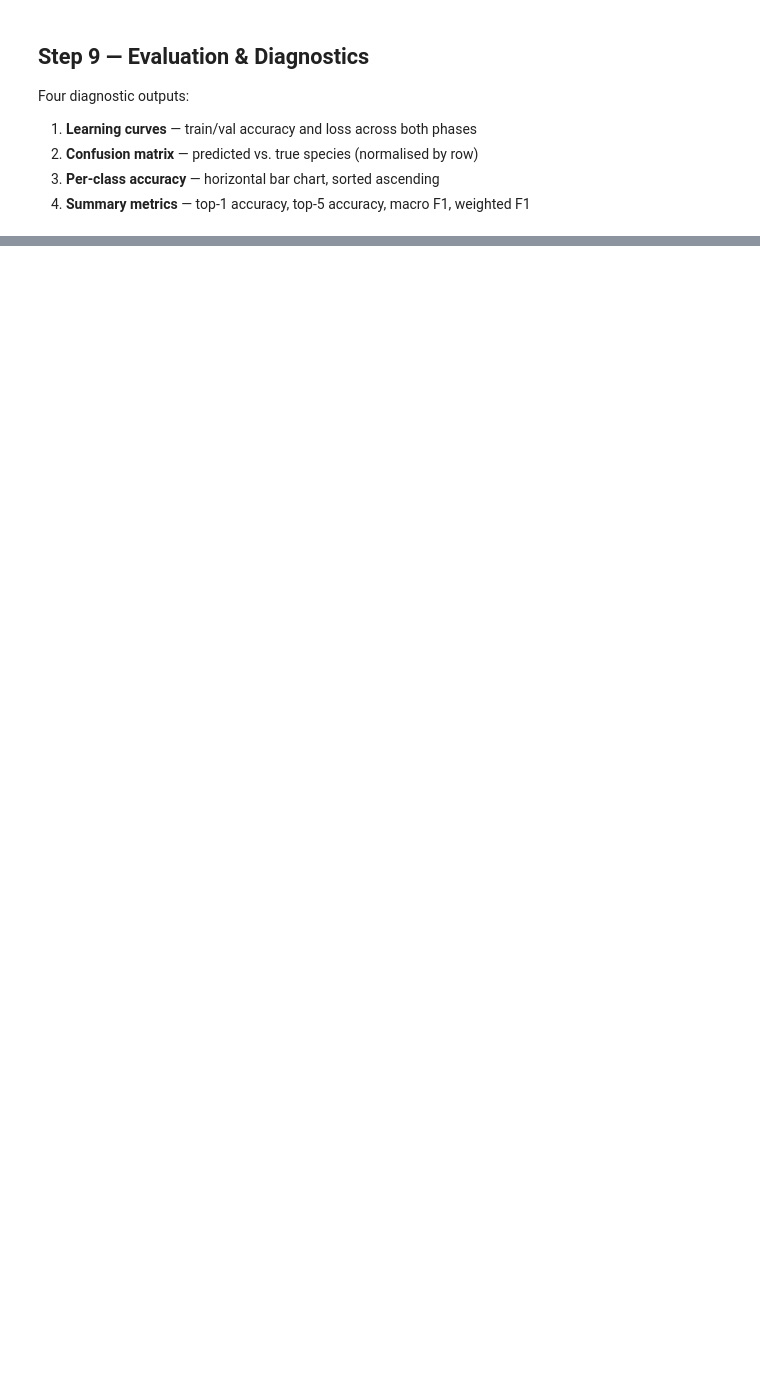
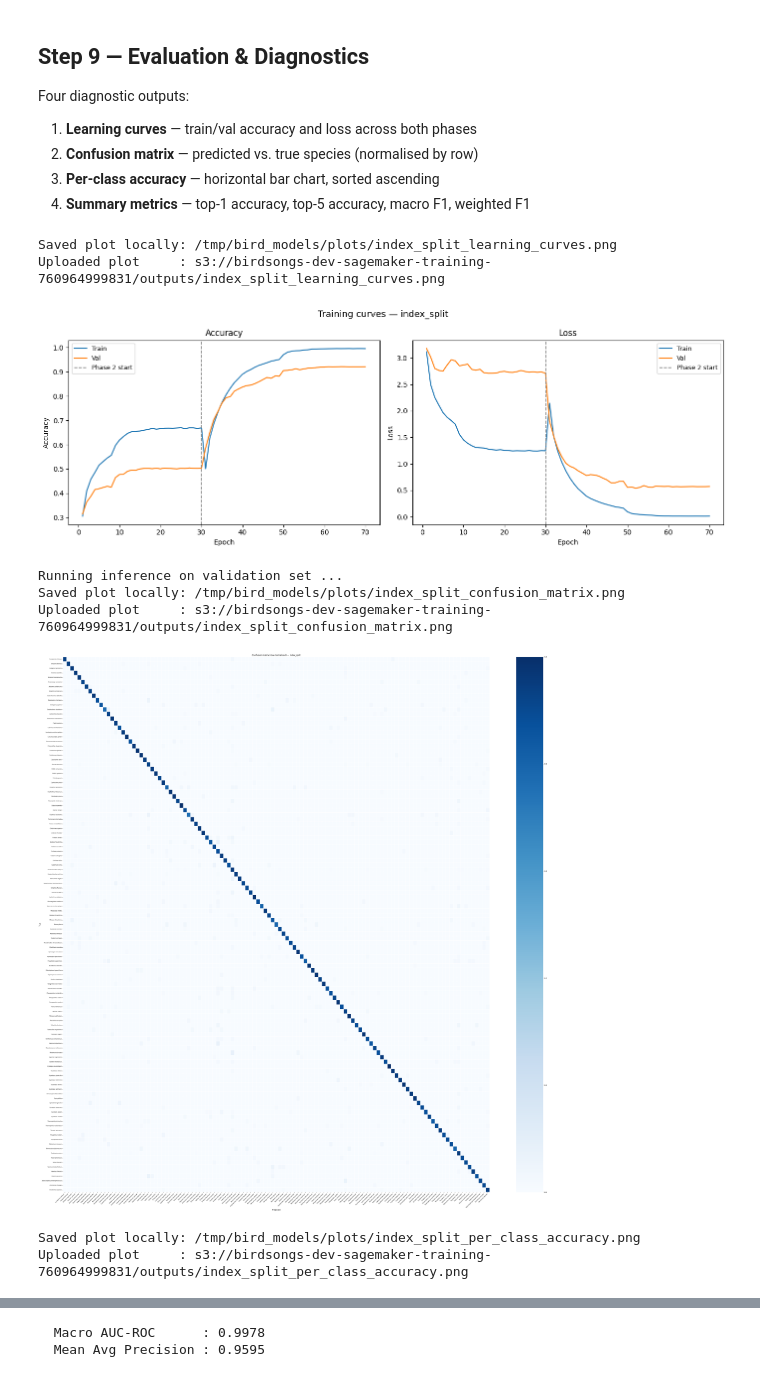
Before and after one commit to mrobayoba/colombian-bird-song-identifier, a Jupyter notebook: train.ipynb, the cells around one changed output, grey strips where cells are left out. Drawn from its saved outputs; the diff is of its cells as text; code cells hidden in the pictures; blank space fills up the shorter version.

```diff
--- a/train.ipynb
+++ b/train.ipynb
@@ -499,9 +846,26 @@ Four diagnostic outputs:
 import numpy as np
 import matplotlib.pyplot as plt
 import seaborn as sns
+from pathlib import Path
 from sklearn.metrics import (
     confusion_matrix, f1_score, top_k_accuracy_score
 )
+
+PLOT_OUTPUT_DIR = MODELS_DIR / "plots"
+PLOT_OUTPUT_DIR.mkdir(parents=True, exist_ok=True)
+
+
+def save_plot_to_output(fig, filename, dpi=120):
+    """Save a diagnostic plot locally and upload it to the configured S3 output prefix."""
+    local_path = PLOT_OUTPUT_DIR / filename
+    fig.savefig(str(local_path), dpi=dpi)
+
+    s3_key = f"{s3_output_prefix}{filename}".lstrip("/")
+    s3_client.upload_file(str(local_path), s3_output_bucket, s3_key)
+    print(f"Saved plot locally: {local_path}")
+    print(f"Uploaded plot     : s3://{s3_output_bucket}/{s3_key}")
+    return local_path
+
 
 # ── 1. Learning curves (phases 1 + 2 combined) ───────────────────────────
 acc      = history_phase1.history["accuracy"]     + history_phase2.history["accuracy"]
@@ -511,7 +875,7 @@ val_loss = history_phase1.history["val_loss"]     + history_phase2.history["val_
 phase_boundary = len(history_phase1.history["loss"])
 
 fig, axes = plt.subplots(1, 2, figsize=(14, 5))
-fig.suptitle(f"Training curves — fold {FOLD_K}", fontsize=13)
+fig.suptitle(f"Training curves — {RUN_NAME}", fontsize=13)
 
 for ax, train_vals, val_vals, ylabel in zip(
     axes,
@@ -529,7 +893,7 @@ for ax, train_vals, val_vals, ylabel in zip(
     ax.legend(fontsize=9)
 
 plt.tight_layout()
-plt.savefig(str(MODELS_DIR / f"fold{FOLD_K}_learning_curves.png"), dpi=120)
+save_plot_to_output(fig, f"{RUN_NAME}_learning_curves.png")
 plt.show()
 
 # ── 2. Predictions on val set ─────────────────────────────────────────────
@@ -548,11 +912,11 @@ sns.heatmap(cm, annot=N_CLASSES <= 30, fmt=".2f",
             cmap="Blues", linewidths=0.3, ax=ax)
 ax.set_xlabel("Predicted", fontsize=11)
 ax.set_ylabel("True", fontsize=11)
-ax.set_title(f"Confusion matrix (row-normalised) — fold {FOLD_K}", fontsize=12)
+ax.set_title(f"Confusion matrix (row-normalised) — {RUN_NAME}", fontsize=12)
 plt.xticks(rotation=45, ha="right", fontsize=7)
 plt.yticks(rotation=0, fontsize=7)
 plt.tight_layout()
-plt.savefig(str(MODELS_DIR / f"fold{FOLD_K}_confusion_matrix.png"), dpi=120)
+save_plot_to_output(fig, f"{RUN_NAME}_confusion_matrix.png")
 plt.show()
 
 # ── 4. Per-class accuracy bar chart ──────────────────────────────────────
@@ -566,9 +930,9 @@ ax.set_yticks(range(N_CLASSES))
 ax.set_yticklabels([labels[i] for i in sorted_idx], fontsize=7)
 ax.axvline(0.5, color="gray", linestyle="--", linewidth=1.0)
 ax.set_xlabel("Per-class accuracy")
-ax.set_title(f"Per-class accuracy — fold {FOLD_K}")
+ax.set_title(f"Per-class accuracy — {RUN_NAME}")
 plt.tight_layout()
-plt.savefig(str(MODELS_DIR / f"fold{FOLD_K}_per_class_accuracy.png"), dpi=120)
+save_plot_to_output(fig, f"{RUN_NAME}_per_class_accuracy.png")
 plt.show()
 
 # ── 5. Summary metrics ────────────────────────────────────────────────────
@@ -627,7 +991,7 @@ worst5_ap    = np.argsort(ap_vals)[:5]
 best5_ap     = np.argsort(ap_vals)[-5:]
 
 fig, axes = plt.subplots(1, 2, figsize=(14, 6))
-fig.suptitle(f"AUC-ROC & Precision-Recall Curves — fold {FOLD_K}", fontsize=13)
+fig.suptitle(f"AUC-ROC & Precision-Recall Curves — {RUN_NAME}", fontsize=13)
 
 # ── ROC subplot ───────────────────────────────────────────────────────────
 ax = axes[0]
@@ -650,31 +1014,41 @@ ax = axes[1]
 for i in worst5_ap:
     ax.plot(rec_all[i], prec_all[i], color="tomato",    alpha=0.55, lw=1.1)
 for i in best5_ap:
     ax.plot(rec_all[i], prec_all[i], color="steelblue", alpha=0.55, lw=1.1)
 
 # Interpolated macro PR (rec_all[i] is decreasing → reverse for np.interp)
 all_rec_grid     = np.linspace(0, 1, 300)
 mean_prec_interp = np.zeros(300)
 for i in range(N_CLASSES):
     mean_prec_interp += np.interp(all_rec_grid,
                                   rec_all[i][::-1],
                                   prec_all[i][::-1])
 mean_prec_interp /= N_CLASSES
 
 ax.plot(all_rec_grid, mean_prec_interp, color="navy", lw=2.2,
         label=f"Macro-avg (mAP = {mean_ap:.3f})")
 ax.axhline(1.0 / N_CLASSES, color="gray", linestyle="--", lw=1,
            label=f"Random baseline ({1.0 / N_CLASSES:.3f})")
 ax.set_xlabel("Recall")
 ax.set_ylabel("Precision")
 ax.set_title("Precision-Recall Curve (One-vs-Rest)")
 ax.legend(fontsize=9, loc="upper right")
 ax.annotate("worst 5 classes", xy=(0.5,  0.05), color="tomato",    fontsize=8)
 ax.annotate("best 5 classes",  xy=(0.05, 0.88), color="steelblue", fontsize=8)
 
 plt.tight_layout()
-plt.savefig(str(MODELS_DIR / f"fold{FOLD_K}_auc_roc_pr.png"), dpi=120)
+save_plot_to_output(fig, f"{RUN_NAME}_auc_roc_pr.png")
 plt.show()
 
 print(f"  Macro AUC-ROC      : {macro_roc_auc:.4f}")
 print(f"  Mean Avg Precision : {mean_ap:.4f}")
+# %% [output]
+Saved plot locally: /tmp/bird_models/plots/index_split_learning_curves.png
+Uploaded plot     : s3://birdsongs-dev-sagemaker-training-760964999831/outputs/index_split_learning_curves.png
+[figure, added]
+Running inference on validation set ...
+Saved plot locally: /tmp/bird_models/plots/index_split_confusion_matrix.png
+Uploaded plot     : s3://birdsongs-dev-sagemaker-training-760964999831/outputs/index_split_confusion_matrix.png
+[figure, added]
+Saved plot locally: /tmp/bird_models/plots/index_split_per_class_accuracy.png
+Uploaded plot     : s3://birdsongs-dev-sagemaker-training-760964999831/outputs/index_split_per_class_accuracy.png
@@ -681 +1068,3 @@ print(f"  Mean Avg Precision : {mean_ap:.4f}")
+  Macro AUC-ROC      : 0.9978
+  Mean Avg Precision : 0.9595
 # %% [markdown]
```
Also changed, not shown: parts of 21 cells of this notebook, 3 other files.
